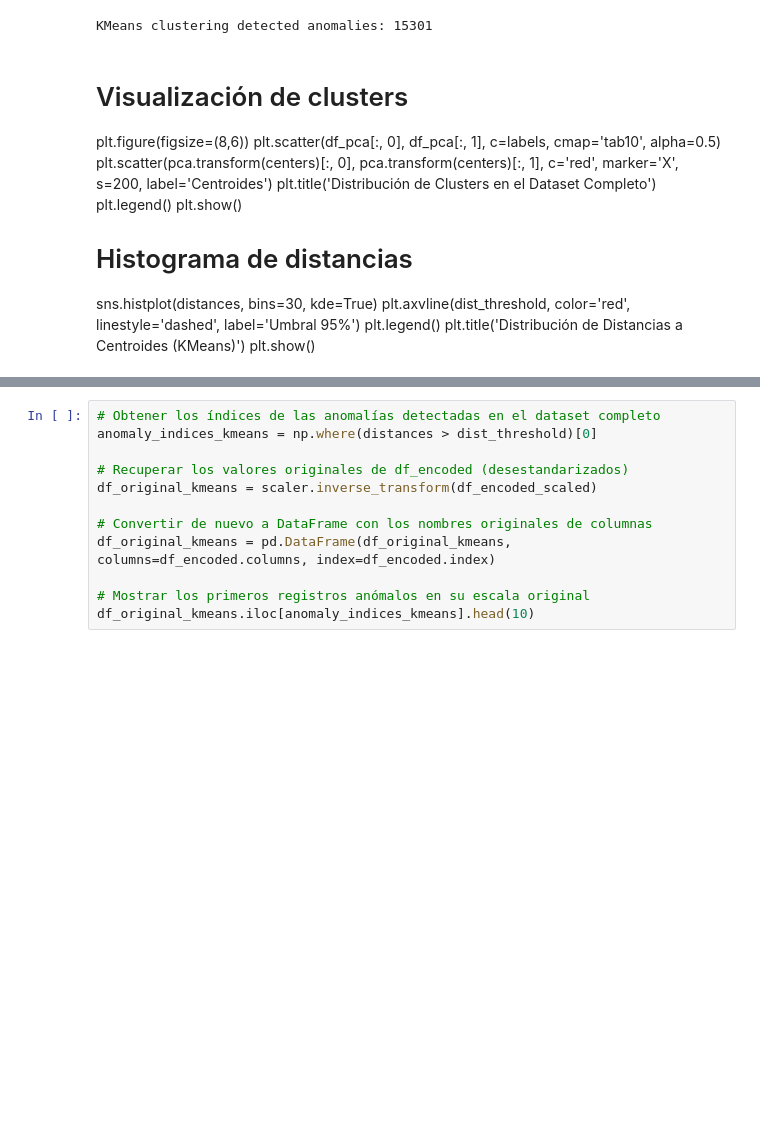
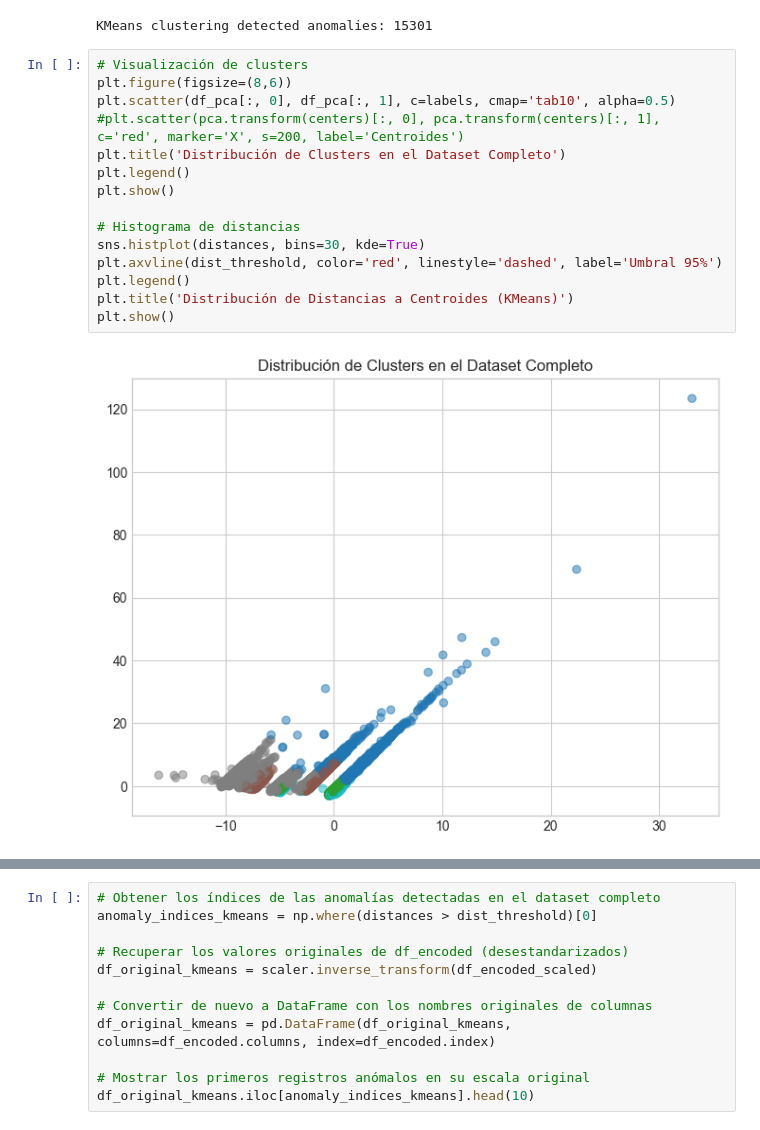
Before and after one commit to lauraich/running_anomalies_detection_data_analysis, a Jupyter notebook: Proyecto_final_analisis_de_datos_I.ipynb, the cells around one changed output, grey strips where cells are left out. Cells and saved outputs as stored; diff of their text form; blank space fills up the shorter version.

```diff
--- a/Proyecto_final_analisis_de_datos_I.ipynb
+++ b/Proyecto_final_analisis_de_datos_I.ipynb
@@ -1070,18 +1068,20 @@ pca = PCA(n_components=2)
 df_pca = pca.fit_transform(df_encoded_scaled)
 # %% [output]
 KMeans clustering detected anomalies: 15301
-# %% [markdown]
-# Visualización de clusters
-plt.figure(figsize=(8,6))
-plt.scatter(df_pca[:, 0], df_pca[:, 1], c=labels, cmap='tab10', alpha=0.5)
-plt.scatter(pca.transform(centers)[:, 0], pca.transform(centers)[:, 1], c='red', marker='X', s=200, label='Centroides')
-plt.title('Distribución de Clusters en el Dataset Completo')
-plt.legend()
-plt.show()
-
-# Histograma de distancias
-sns.histplot(distances, bins=30, kde=True)
-plt.axvline(dist_threshold, color='red', linestyle='dashed', label='Umbral 95%')
-plt.legend()
-plt.title('Distribución de Distancias a Centroides (KMeans)')
-plt.show()
+# %%
+# Visualización de clusters
+plt.figure(figsize=(8,6))
+plt.scatter(df_pca[:, 0], df_pca[:, 1], c=labels, cmap='tab10', alpha=0.5)
+#plt.scatter(pca.transform(centers)[:, 0], pca.transform(centers)[:, 1], c='red', marker='X', s=200, label='Centroides')
+plt.title('Distribución de Clusters en el Dataset Completo')
+plt.legend()
+plt.show()
+
+# Histograma de distancias
+sns.histplot(distances, bins=30, kde=True)
+plt.axvline(dist_threshold, color='red', linestyle='dashed', label='Umbral 95%')
+plt.legend()
+plt.title('Distribución de Distancias a Centroides (KMeans)')
+plt.show()
+# %% [output]
+[figure, added]
```
Also changed, not shown: parts of 16 cells of this notebook.
